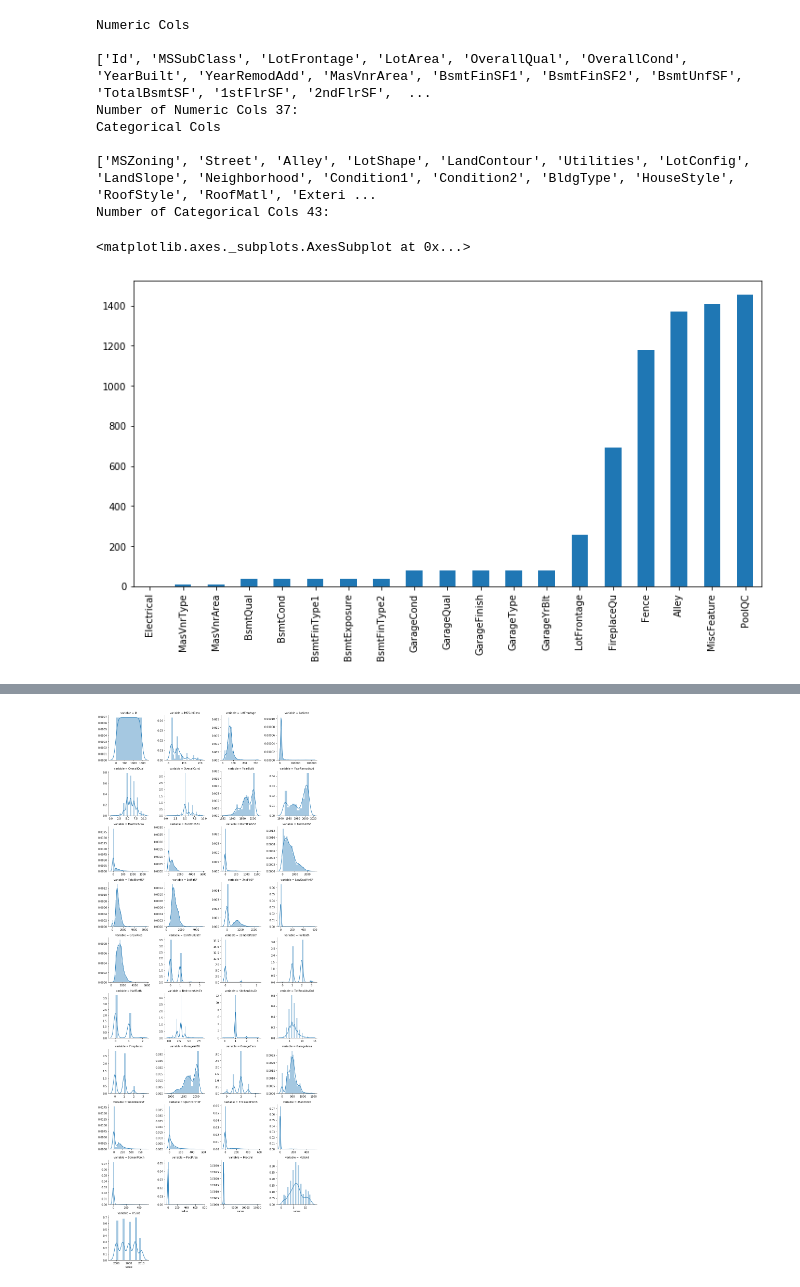
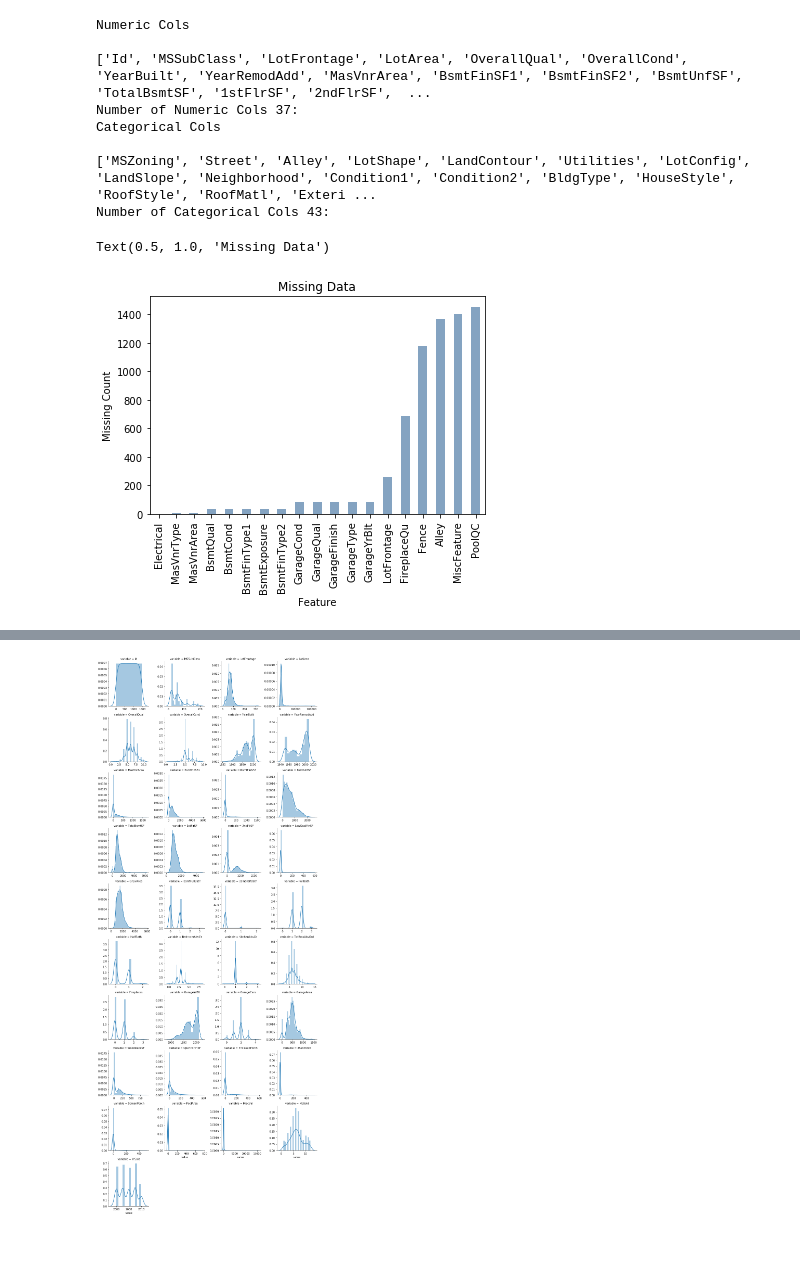
Before and after one commit to boubinmj/housing, a Jupyter notebook: housing.ipynb, the cells around one changed output, grey strips where cells are left out. Cells and saved outputs as stored; diff of their text form; code cells hidden in the pictures; blank space fills up the shorter version.

```diff
--- a/housing.ipynb
+++ b/housing.ipynb
@@ -38,11 +42,14 @@ Number of Categorical Cols 43:
 # %%
 missing = train.isnull().sum()
 missing = missing[missing > 0]
 missing.sort_values(inplace=True)
-missing.plot.bar()
+missing.plot.bar(color=(0.2, 0.4, 0.6, 0.6))
+plt.xlabel("Feature")
+plt.ylabel("Missing Count")
+plt.title("Missing Data")
 # %% [output]
-<matplotlib.axes._subplots.AxesSubplot at 0x...>
+Text(0.5, 1.0, 'Missing Data')
-[figure, old version]
+[figure, new version]
 # %%
 # Alley
 # Lot Frontage
```
Also changed, not shown: parts of 23 cells of this notebook, 15 other files.
